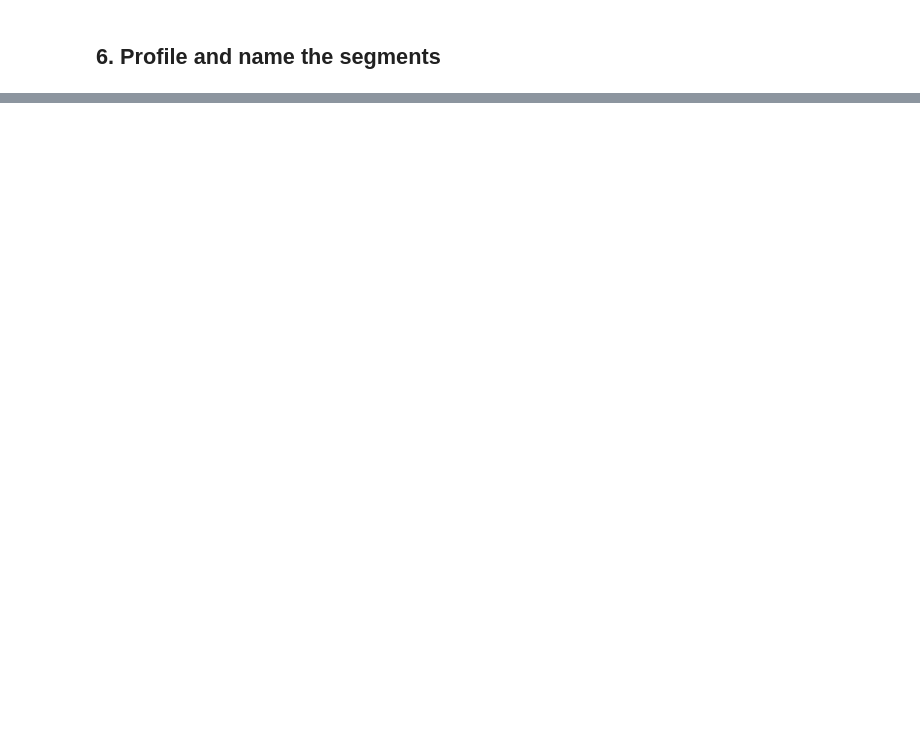
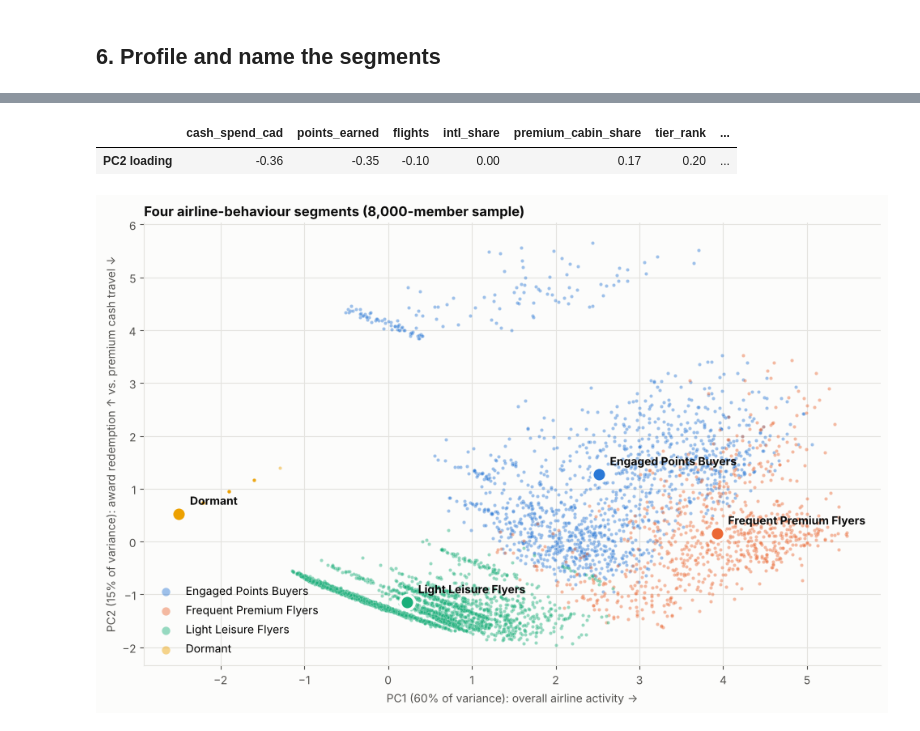
Before and after one commit to wongjulianne/data_projects, a Jupyter notebook: Loyalty_Member_Segmentation/Member_Segmentation.ipynb, the cells around one changed output, grey strips where cells are left out. Saved outputs shown, nothing was run; the diff lists cells and outputs as text; code cells hidden in the pictures; blank space fills up the shorter version.

```diff
--- a/Loyalty_Member_Segmentation/Member_Segmentation.ipynb
+++ b/Loyalty_Member_Segmentation/Member_Segmentation.ipynb
@@ -646,0 +310,21 @@ target_list.groupby("propensity_tier", observed=True).agg(
+# %%
+# Name clusters by ranking their centroids on AIRLINE traits only, not by hard-coded IDs,
+# so labels stay correct if K-Means numbers the clusters differently.
+names, remaining = {}, profile.copy()
+for rule, name in [(lambda d: d["flights"].idxmin(), "Dormant"),
+                   (lambda d: d["award_share"].idxmax(), "Engaged Points Buyers"),
+                   (lambda d: d["flights"].idxmax(), "Frequent Premium Flyers"),
+                   (lambda d: d.index[0], "Light Leisure Flyers")]:
+    idx = rule(remaining)
+    names[idx] = name
+    remaining = remaining.drop(idx)
+features["segment"] = features["cluster"].map(names)
+
+# Fixed segment order (and therefore fixed colours) used by every chart below
+SEGMENTS = ["Engaged Points Buyers", "Frequent Premium Flyers", "Light Leisure Flyers", "Dormant"]
+SEG_COLOR = dict(zip(SEGMENTS, PALETTE))
+TOP_SEGMENT = "Engaged Points Buyers"
+seg_profile = features.groupby("segment")[cluster_features].mean().loc[SEGMENTS]
+seg_profile.insert(0, "members", features["segment"].value_counts())
+seg_profile.insert(1, "pct_of_base", seg_profile["members"] / len(features))
+seg_profile
@@ -646,0 +349,28 @@ target_list.groupby("propensity_tier", observed=True).agg(
+# %%
+pca = PCA(n_components=2, random_state=RANDOM_STATE)
+pcs = pca.fit_transform(X_scaled)
+sample = np.random.default_rng(RANDOM_STATE).choice(len(pcs), 8000, replace=False)
+seg_arr = features["segment"].to_numpy()
+
+fig, ax = plt.subplots(figsize=(10, 6.5))
+for seg in SEGMENTS:
+    idx = sample[seg_arr[sample] == seg]
+    ax.scatter(pcs[idx, 0], pcs[idx, 1], s=9, alpha=0.45, color=SEG_COLOR[seg], label=seg,
+               edgecolors=SURFACE, linewidths=0.2)
+for seg in SEGMENTS:
+    cx, cy = pcs[seg_arr == seg].mean(axis=0)
+    ax.scatter(cx, cy, s=160, color=SEG_COLOR[seg], edgecolors=SURFACE, linewidths=2.5, zorder=3)
+    ax.annotate(seg, (cx, cy), xytext=(10, 8), textcoords="offset points", fontsize=10,
+                fontweight="bold", color=INK, zorder=4)
+ev = pca.explained_variance_ratio_
+loadings = pd.Series(pca.components_[1], index=cluster_features)
+ax.set(xlabel=f"PC1 ({ev[0]:.0%} of variance): overall airline activity →",
+       ylabel=f"PC2 ({ev[1]:.0%} of variance): award redemption ↑ vs. premium cash travel ↓",
+       title="Four airline-behaviour segments (8,000-member sample)")
+ax.legend(frameon=False, markerscale=2.5, loc="lower left")
+plt.tight_layout(); save(fig, "segments_pca")
+loadings.sort_values().round(2).to_frame("PC2 loading").T
+# %% [output]
+|  | cash_spend_cad | points_earned | flights | intl_share | premium_cabin_share | tier_rank | ... |
+| PC2 loading | -0.36 | -0.35 | -0.10 | 0.00 | 0.17 | 0.20 | ... |
+[figure, added]
```
Also changed, not shown: parts of 69 cells of this notebook, 14 other files.
